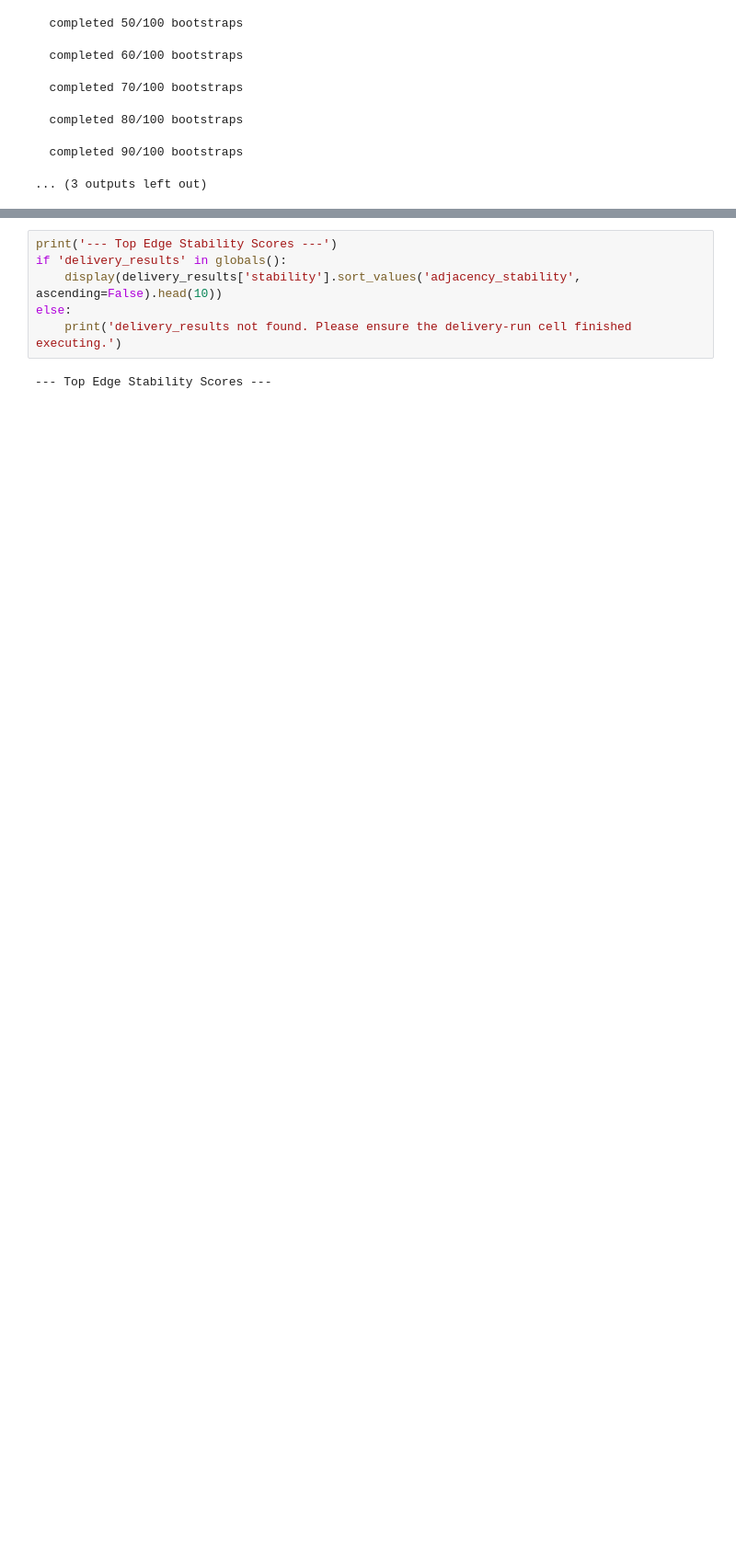
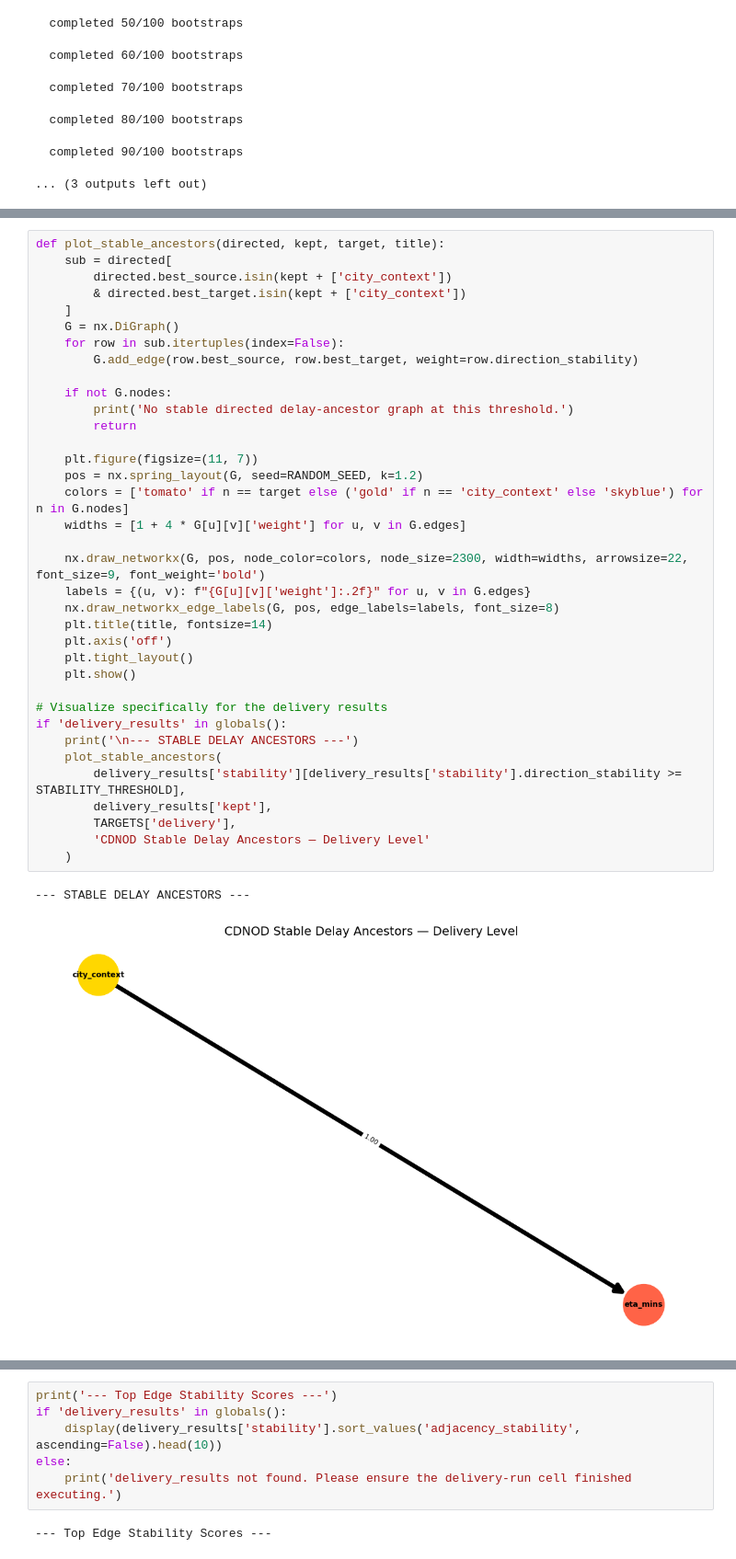
Before and after one commit to aymuos/endgame, a Jupyter notebook: 04_cdnod.ipynb, the cells around one changed output, grey strips where cells are left out. Shown at 92% size. Drawn from its saved outputs; the diff is of its cells as text; blank space fills up the shorter version.

```diff
--- a/04_cdnod.ipynb
+++ b/04_cdnod.ipynb
@@ -530,0 +554,39 @@ Estimating edge stability with 100 stratified bootstraps...
+# %%
+def plot_stable_ancestors(directed, kept, target, title):
+    sub = directed[
+        directed.best_source.isin(kept + ['city_context'])
+        & directed.best_target.isin(kept + ['city_context'])
+    ]
+    G = nx.DiGraph()
+    for row in sub.itertuples(index=False):
+        G.add_edge(row.best_source, row.best_target, weight=row.direction_stability)
+
+    if not G.nodes:
+        print('No stable directed delay-ancestor graph at this threshold.')
+        return
+
+    plt.figure(figsize=(11, 7))
+    pos = nx.spring_layout(G, seed=RANDOM_SEED, k=1.2)
+    colors = ['tomato' if n == target else ('gold' if n == 'city_context' else 'skyblue') for n in G.nodes]
+    widths = [1 + 4 * G[u][v]['weight'] for u, v in G.edges]
+
+    nx.draw_networkx(G, pos, node_color=colors, node_size=2300, width=widths, arrowsize=22, font_size=9, font_weight='bold')
+    labels = {(u, v): f"{G[u][v]['weight']:.2f}" for u, v in G.edges}
+    nx.draw_networkx_edge_labels(G, pos, edge_labels=labels, font_size=8)
+    plt.title(title, fontsize=14)
+    plt.axis('off')
+    plt.tight_layout()
+    plt.show()
+
+# Visualize specifically for the delivery results
+if 'delivery_results' in globals():
+    print('\n--- STABLE DELAY ANCESTORS ---')
+    plot_stable_ancestors(
+        delivery_results['stability'][delivery_results['stability'].direction_stability >= STABILITY_THRESHOLD],
+        delivery_results['kept'],
+        TARGETS['delivery'],
+        'CDNOD Stable Delay Ancestors — Delivery Level'
+    )
+# %% [output]
+--- STABLE DELAY ANCESTORS ---
+[figure, added]
```
Also changed, not shown: parts of 6 cells of this notebook.
